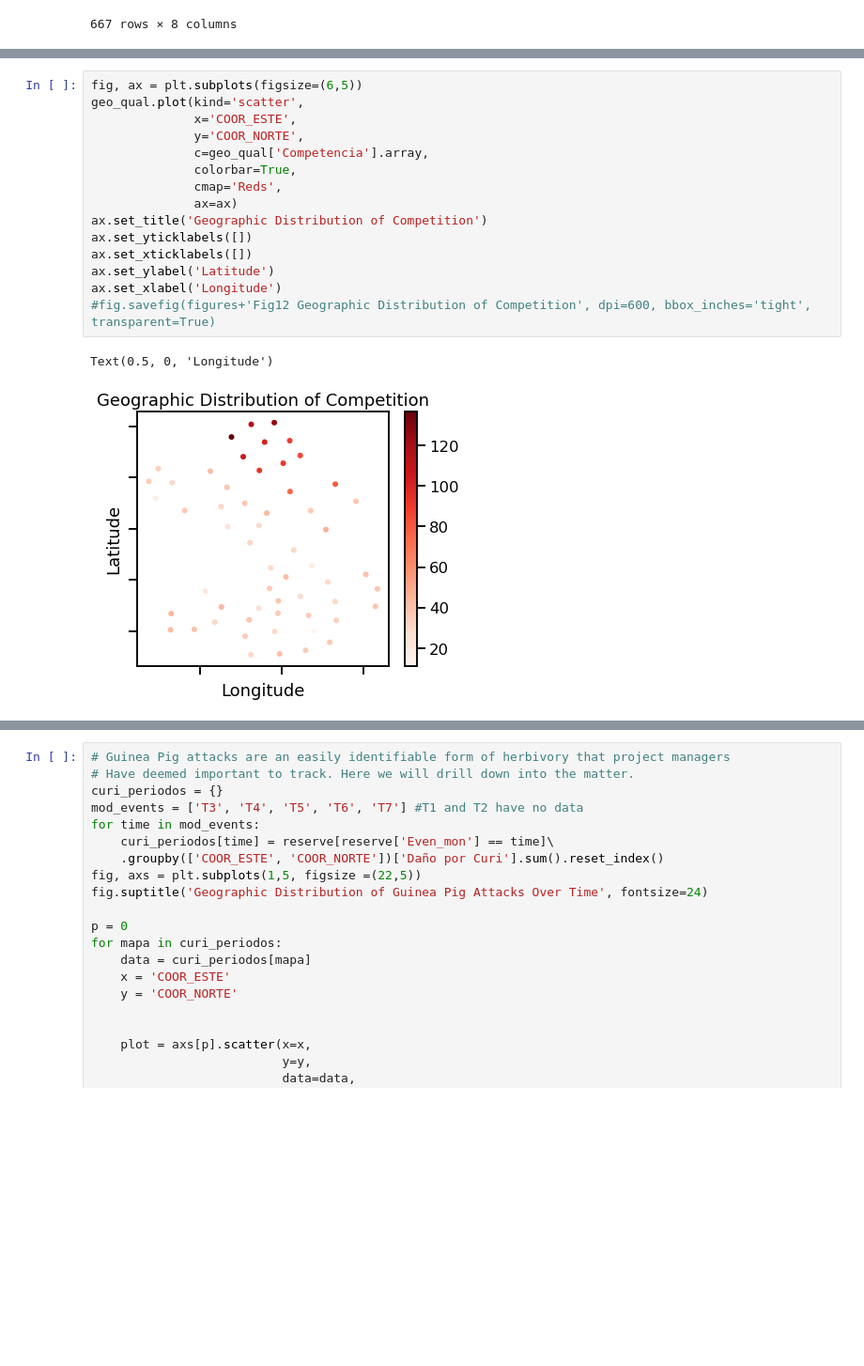
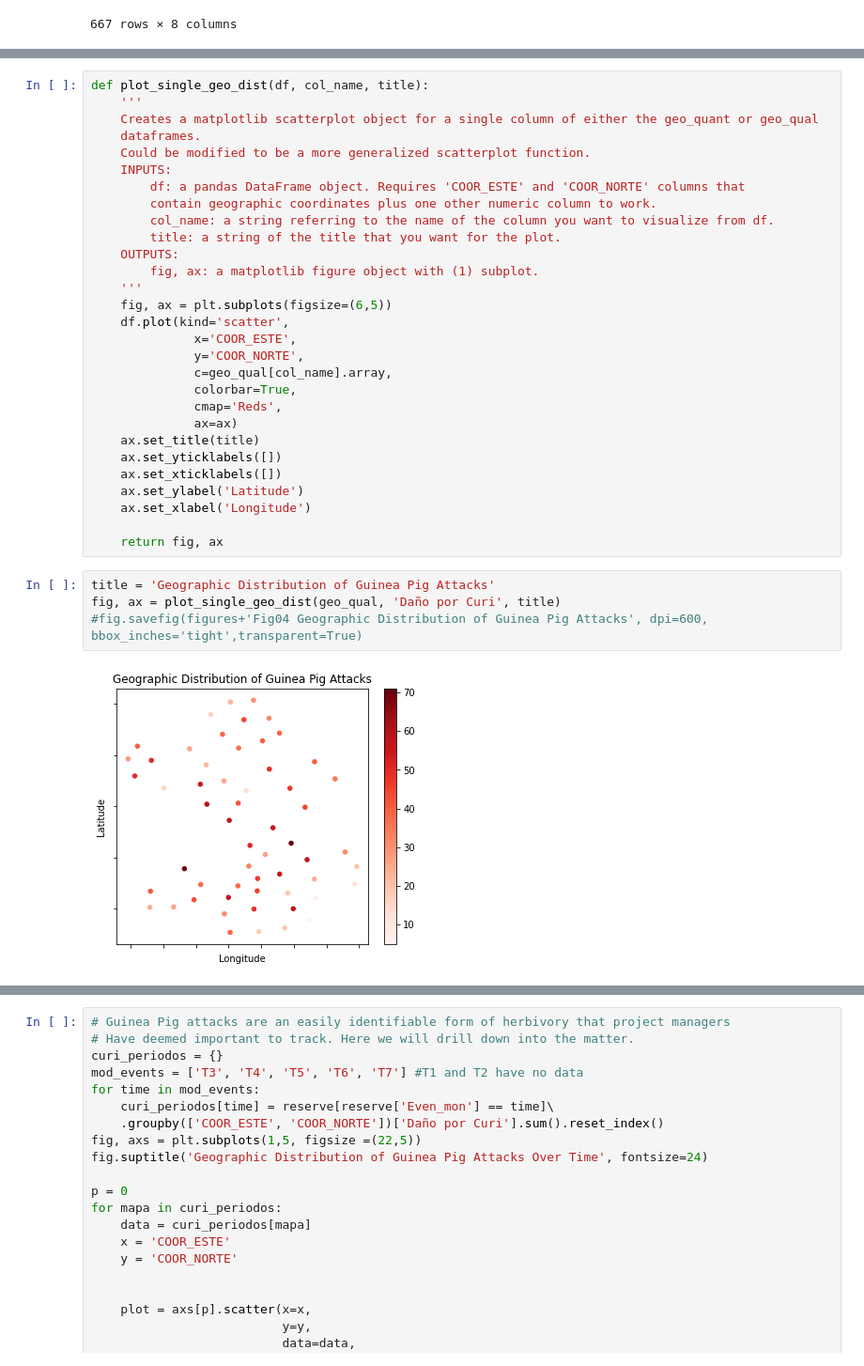
Before and after one commit to Slid61/Plant-Restoration-Data, a Jupyter notebook: Udacity Final Data Submission.ipynb, the cells around one changed output, grey strips where cells are left out. Shown at 94% size. Saved outputs shown, nothing was run; the diff lists cells and outputs as text; blank space fills up the shorter version.

```diff
--- a/Udacity Final Data Submission.ipynb
+++ b/Udacity Final Data Submission.ipynb
@@ -1193,18 +1177,35 @@ Text(0.5, 0, 'Longitude')
-# %%
-fig, ax = plt.subplots(figsize=(6,5))
-geo_qual.plot(kind='scatter',
-              x='COOR_ESTE',
-              y='COOR_NORTE',
-              c=geo_qual['Competencia'].array,
-              colorbar=True,
-              cmap='Reds',
-              ax=ax)
-ax.set_title('Geographic Distribution of Competition')
-ax.set_yticklabels([])
-ax.set_xticklabels([])
-ax.set_ylabel('Latitude')
-ax.set_xlabel('Longitude')
-#fig.savefig(figures+'Fig12 Geographic Distribution of Competition', dpi=600, bbox_inches='tight', transparent=True)
-# %% [output]
-Text(0.5, 0, 'Longitude')
-[figure, removed]
+# %%
+def plot_single_geo_dist(df, col_name, title):
+    '''
+    Creates a matplotlib scatterplot object for a single column of either the geo_quant or geo_qual
+    dataframes.
+    Could be modified to be a more generalized scatterplot function.
+    INPUTS:
+        df: a pandas DataFrame object. Requires 'COOR_ESTE' and 'COOR_NORTE' columns that
+        contain geographic coordinates plus one other numeric column to work.
+        col_name: a string referring to the name of the column you want to visualize from df.
+        title: a string of the title that you want for the plot.
+    OUTPUTS:
+        fig, ax: a matplotlib figure object with (1) subplot.
+    '''
+    fig, ax = plt.subplots(figsize=(6,5))
+    df.plot(kind='scatter',
+              x='COOR_ESTE',
+              y='COOR_NORTE',
+              c=geo_qual[col_name].array,
+              colorbar=True,
+              cmap='Reds',
+              ax=ax)
+    ax.set_title(title)
+    ax.set_yticklabels([])
+    ax.set_xticklabels([])
+    ax.set_ylabel('Latitude')
+    ax.set_xlabel('Longitude')
+
+    return fig, ax
+# %%
+title = 'Geographic Distribution of Guinea Pig Attacks'
+fig, ax = plot_single_geo_dist(geo_qual, 'Daño por Curi', title)
+#fig.savefig(figures+'Fig04 Geographic Distribution of Guinea Pig Attacks', dpi=600, bbox_inches='tight',transparent=True)
+# %% [output]
+[figure, added]
```
Also changed, not shown: parts of 9 cells of this notebook, 3 other files.
